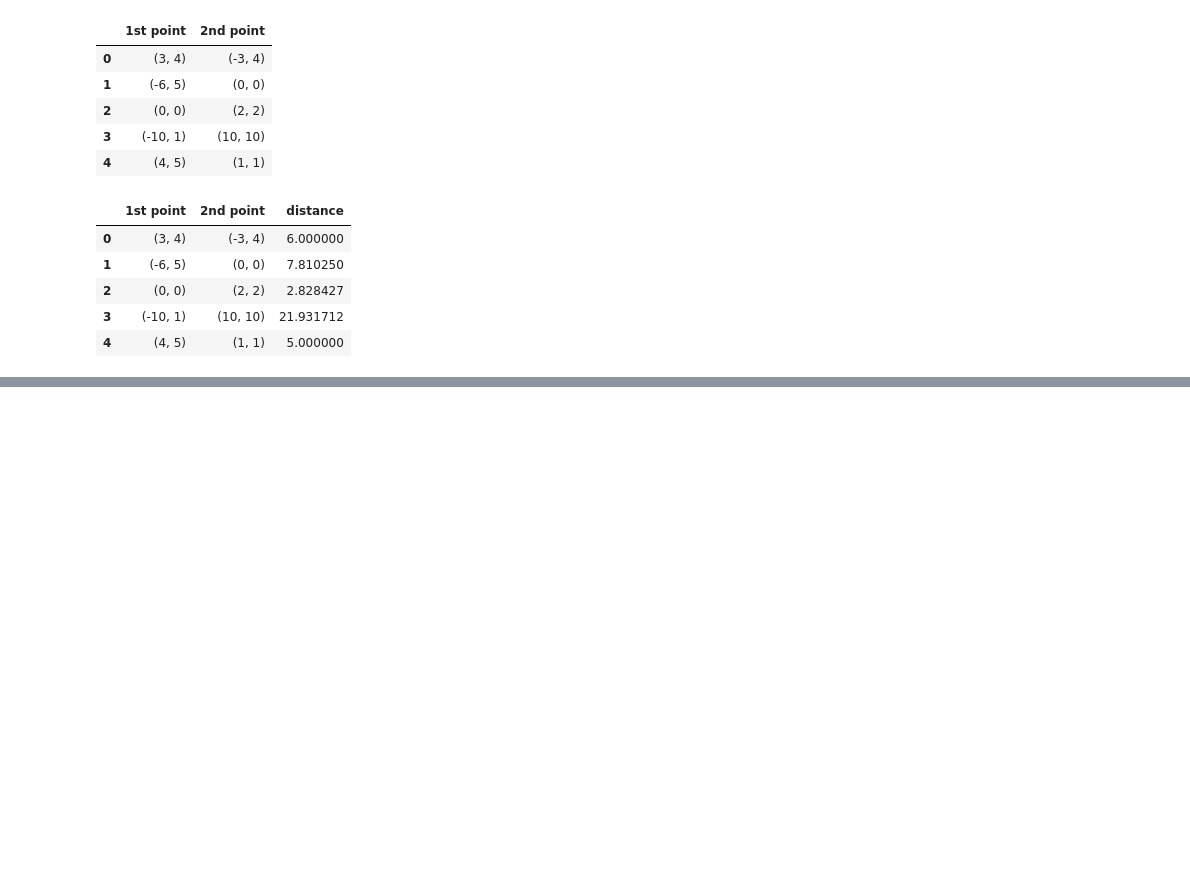
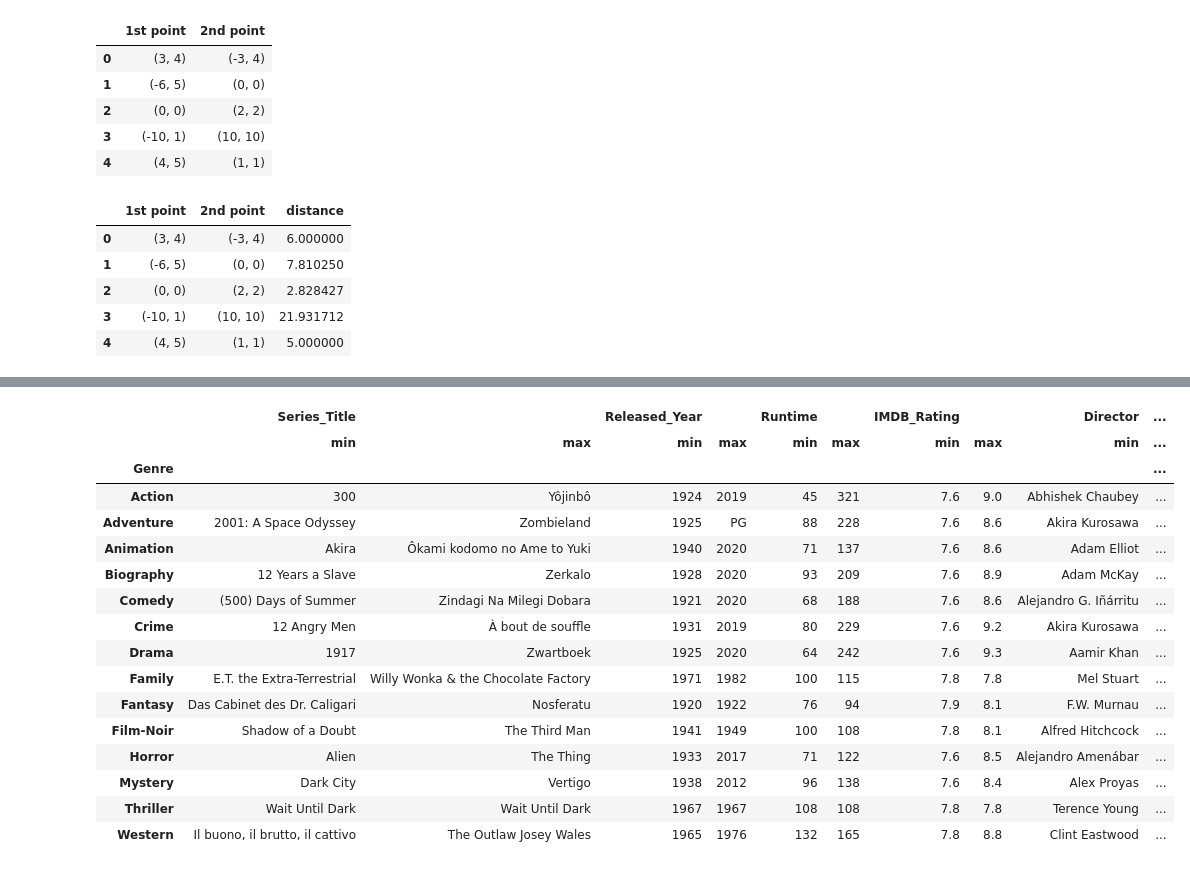
Before and after one commit to Arham097/Pandas, a Jupyter notebook: Pandas.ipynb, the cells around one changed output, grey strips where cells are left out. Saved outputs shown, nothing was run; the diff lists cells and outputs as text; code cells hidden in the pictures; blank space fills up the shorter version.

```diff
--- a/Pandas.ipynb
+++ b/Pandas.ipynb
@@ -1994,0 +2305,21 @@ points_df
+# %%
+# using list
+movies.groupby('Genre').agg(['min','max'])
+# %% [output]
+|  | Series_Title |  | Released_Year |  | Runtime |  | IMDB_Rating |  | Director | ... |
+|  | min | max | min | max | min | max | min | max | min | ... |
+| Genre |  |  |  |  |  |  |  |  |  | ... |
+| Action | 300 | Yôjinbô | 1924 | 2019 | 45 | 321 | 7.6 | 9.0 | Abhishek Chaubey | ... |
+| Adventure | 2001: A Space Odyssey | Zombieland | 1925 | PG | 88 | 228 | 7.6 | 8.6 | Akira Kurosawa | ... |
+| Animation | Akira | Ôkami kodomo no Ame to Yuki | 1940 | 2020 | 71 | 137 | 7.6 | 8.6 | Adam Elliot | ... |
+| Biography | 12 Years a Slave | Zerkalo | 1928 | 2020 | 93 | 209 | 7.6 | 8.9 | Adam McKay | ... |
+| Comedy | (500) Days of Summer | Zindagi Na Milegi Dobara | 1921 | 2020 | 68 | 188 | 7.6 | 8.6 | Alejandro G. Iñárritu | ... |
+| Crime | 12 Angry Men | À bout de souffle | 1931 | 2019 | 80 | 229 | 7.6 | 9.2 | Akira Kurosawa | ... |
+| Drama | 1917 | Zwartboek | 1925 | 2020 | 64 | 242 | 7.6 | 9.3 | Aamir Khan | ... |
+| Family | E.T. the Extra-Terrestrial | Willy Wonka & the Chocolate Factory | 1971 | 1982 | 100 | 115 | 7.8 | 7.8 | Mel Stuart | ... |
+| Fantasy | Das Cabinet des Dr. Caligari | Nosferatu | 1920 | 1922 | 76 | 94 | 7.9 | 8.1 | F.W. Murnau | ... |
+| Film-Noir | Shadow of a Doubt | The Third Man | 1941 | 1949 | 100 | 108 | 7.8 | 8.1 | Alfred Hitchcock | ... |
+| Horror | Alien | The Thing | 1933 | 2017 | 71 | 122 | 7.6 | 8.5 | Alejandro Amenábar | ... |
+| Mystery | Dark City | Vertigo | 1938 | 2012 | 96 | 138 | 7.6 | 8.4 | Alex Proyas | ... |
+| Thriller | Wait Until Dark | Wait Until Dark | 1967 | 1967 | 108 | 108 | 7.8 | 7.8 | Terence Young | ... |
+| Western | Il buono, il brutto, il cattivo | The Outlaw Josey Wales | 1965 | 1976 | 132 | 165 | 7.8 | 8.8 | Clint Eastwood | ... |
```
Also changed, not shown: parts of 35 cells of this notebook, 4 other files.
